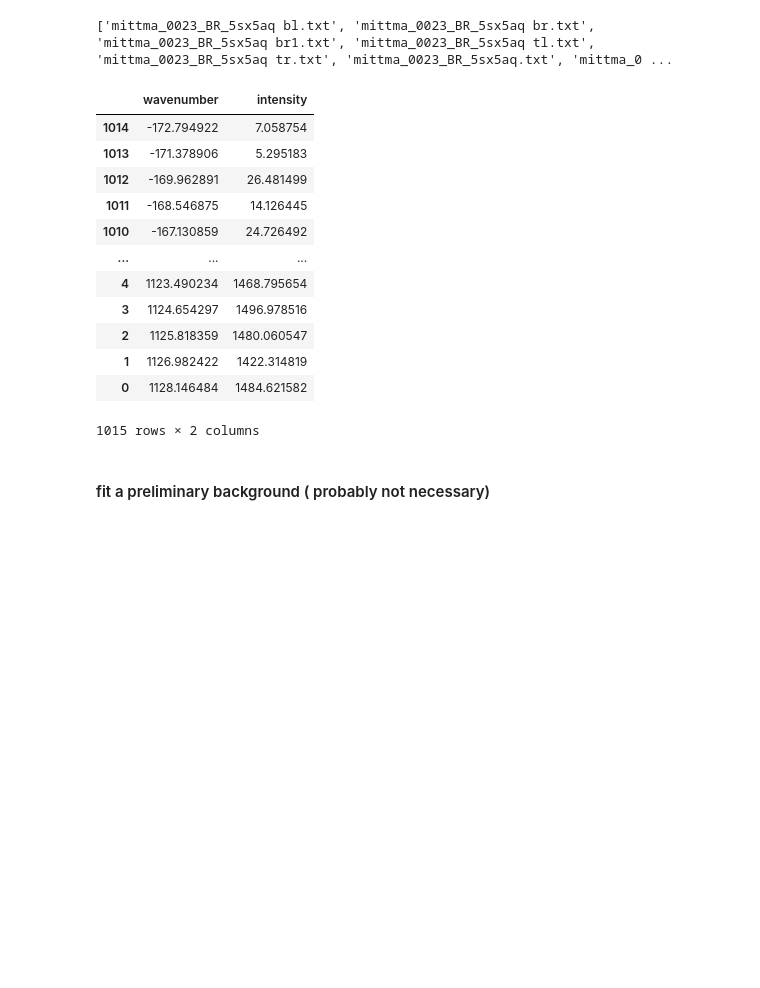
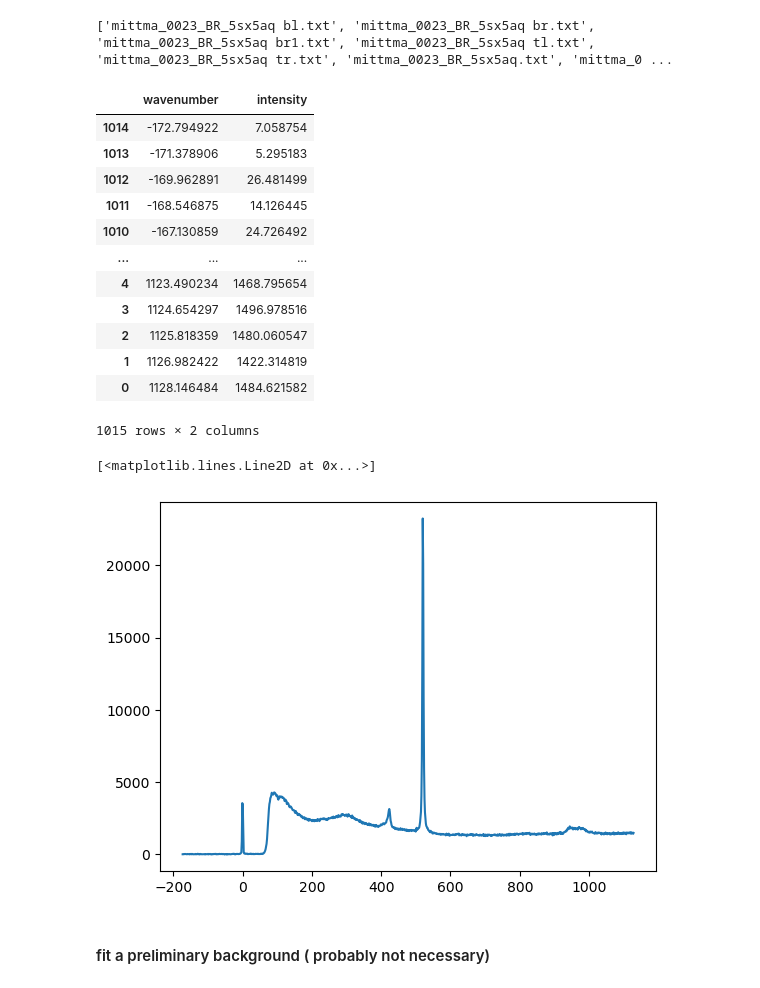
Before and after one commit to DTU-Nanolab-materials-discovery/intern-data-handling-and-fitting, a Jupyter notebook: raman.ipynb, the cells around one changed output. Saved outputs shown, nothing was run; the diff lists cells and outputs as text; code cells hidden in the pictures; blank space fills up the shorter version.

```diff
--- a/raman.ipynb
+++ b/raman.ipynb
@@ -27,25 +27,27 @@ filename= sample_name + '_5sx5aq '
 # %%
 n=2
 filepath= os.path.join(folder, filename + f'{samples_to_analyse[n]}.txt')
 data = pd.read_csv(filepath, sep='\t', skiprows=1, names=['wavenumber', 'intensity'])
 
 data.sort_values('wavenumber', inplace=True)
 display(data)
-# plt.plot(data['wavenumber'], data['intensity'])
+plt.plot(data['wavenumber'], data['intensity'])
 # %% [output]
 |  | wavenumber | intensity |
 | 1014 | -172.794922 | 7.058754 |
 | 1013 | -171.378906 | 5.295183 |
 | 1012 | -169.962891 | 26.481499 |
 | 1011 | -168.546875 | 14.126445 |
 | 1010 | -167.130859 | 24.726492 |
 | ... | ... | ... |
 | 4 | 1123.490234 | 1468.795654 |
 | 3 | 1124.654297 | 1496.978516 |
 | 2 | 1125.818359 | 1480.060547 |
 | 1 | 1126.982422 | 1422.314819 |
 | 0 | 1128.146484 | 1484.621582 |
 1015 rows × 2 columns
+[<matplotlib.lines.Line2D at 0x...>]
+[figure, added]
 # %%
 # select wavenumber range
 data_cut = data[(data['wavenumber'] > 200) & (data['wavenumber'] < 800)]
```
Also changed, not shown: 4 other files.
